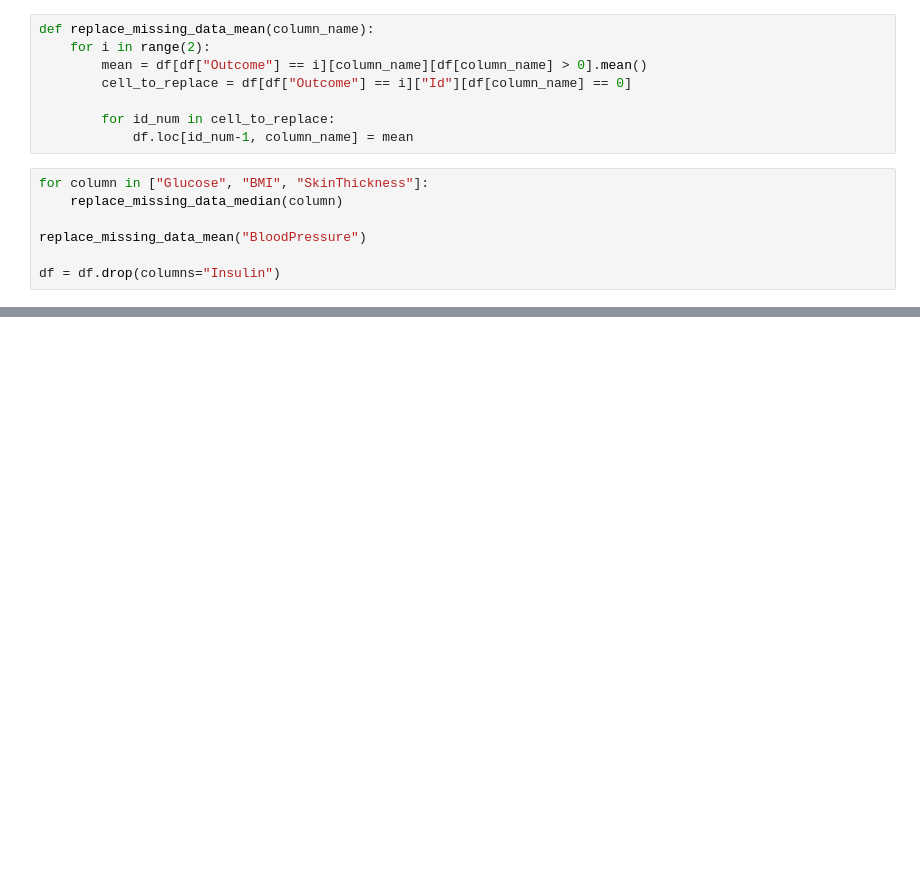
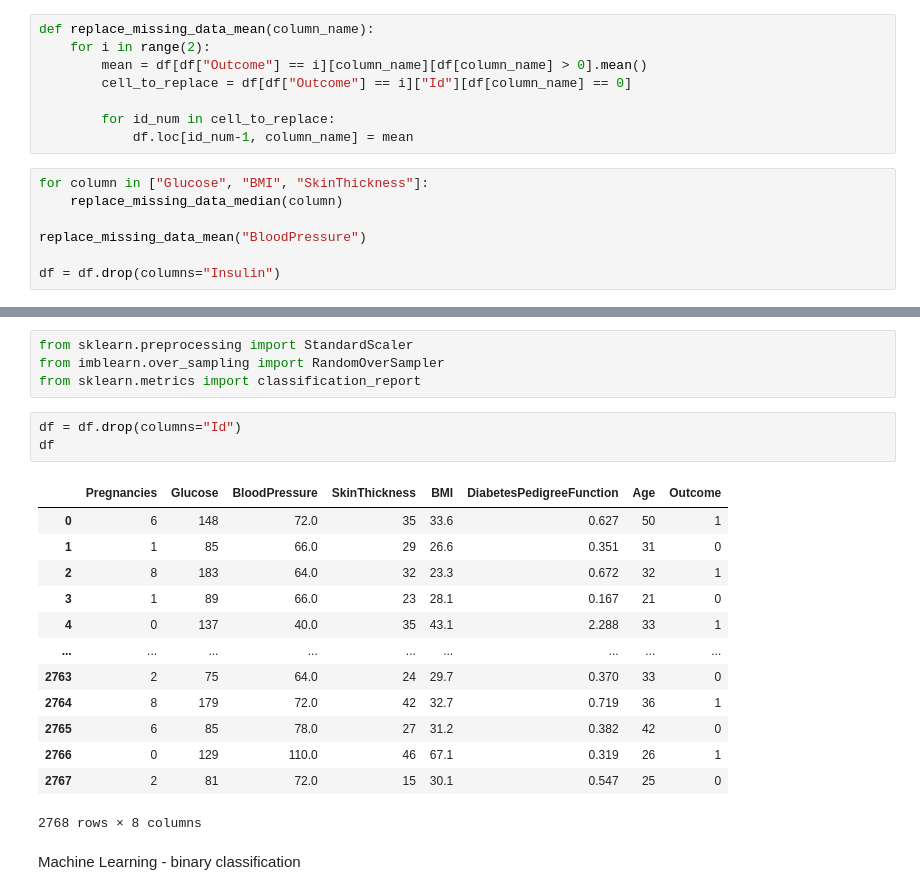
Before and after one commit to pythase/Diabetes_Project, a Jupyter notebook: diabets_project.ipynb, the cells around one changed output, grey strips where cells are left out. Cells and saved outputs as stored; diff of their text form; blank space fills up the shorter version.

Commit message:
machine learning algorithms

```diff
--- a/diabets_project.ipynb
+++ b/diabets_project.ipynb
@@ -185,0 +288,23 @@ plt.show()
+# %%
+from sklearn.preprocessing import StandardScaler
+from imblearn.over_sampling import RandomOverSampler
+from sklearn.metrics import classification_report
+# %%
+df = df.drop(columns="Id")
+df
+# %% [output]
+|  | Pregnancies | Glucose | BloodPressure | SkinThickness | BMI | DiabetesPedigreeFunction | Age | Outcome |
+| 0 | 6 | 148 | 72.0 | 35 | 33.6 | 0.627 | 50 | 1 |
+| 1 | 1 | 85 | 66.0 | 29 | 26.6 | 0.351 | 31 | 0 |
+| 2 | 8 | 183 | 64.0 | 32 | 23.3 | 0.672 | 32 | 1 |
+| 3 | 1 | 89 | 66.0 | 23 | 28.1 | 0.167 | 21 | 0 |
+| 4 | 0 | 137 | 40.0 | 35 | 43.1 | 2.288 | 33 | 1 |
+| ... | ... | ... | ... | ... | ... | ... | ... | ... |
+| 2763 | 2 | 75 | 64.0 | 24 | 29.7 | 0.370 | 33 | 0 |
+| 2764 | 8 | 179 | 72.0 | 42 | 32.7 | 0.719 | 36 | 1 |
+| 2765 | 6 | 85 | 78.0 | 27 | 31.2 | 0.382 | 42 | 0 |
+| 2766 | 0 | 129 | 110.0 | 46 | 67.1 | 0.319 | 26 | 1 |
+| 2767 | 2 | 81 | 72.0 | 15 | 30.1 | 0.547 | 25 | 0 |
+2768 rows × 8 columns
+# %% [markdown]
+Machine Learning - binary classification
```
Also changed, not shown: parts of 50 cells of this notebook.
